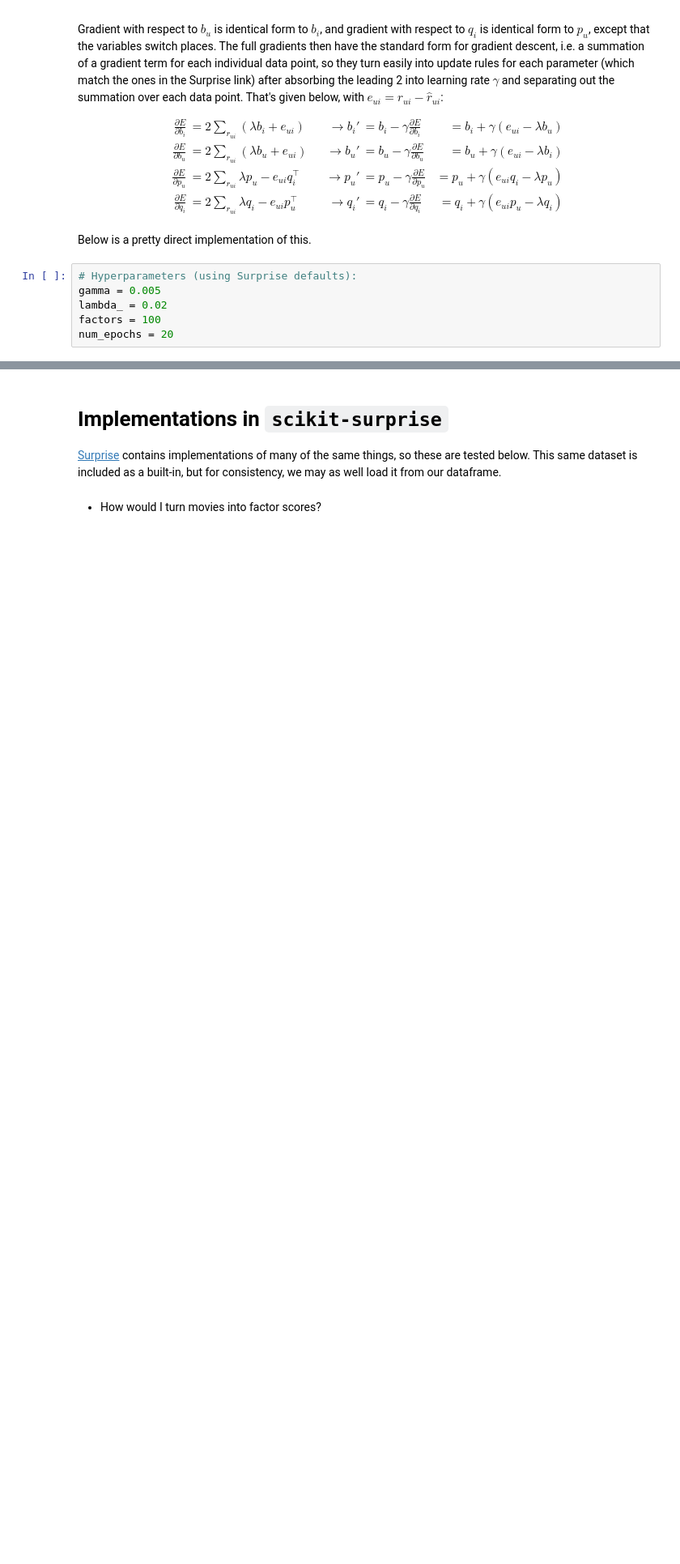
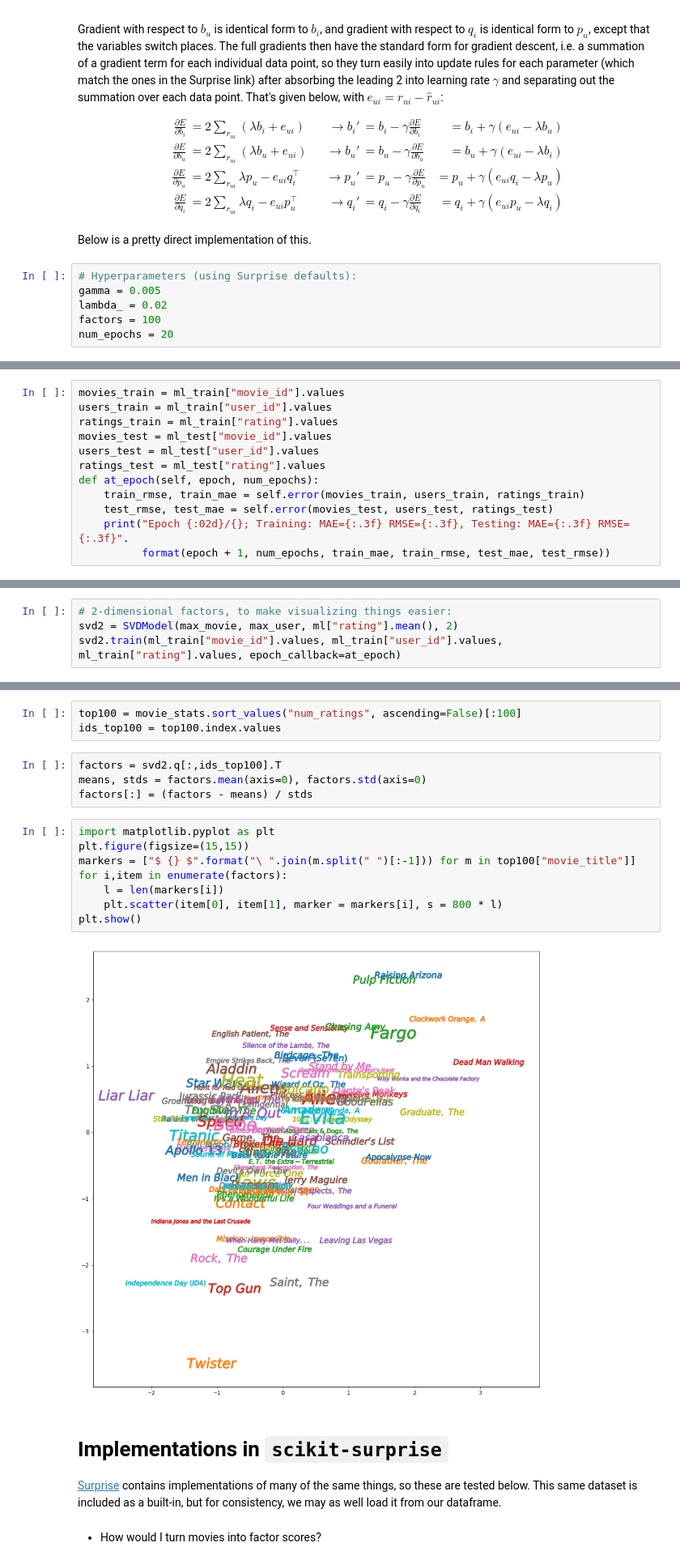
Before and after one commit to Hodapp87/recommender-examples, a Jupyter notebook: Recommender Systems.ipynb, the cells around one changed output, grey strips where cells are left out. Shown at 81% size. Drawn from its saved outputs; the diff is of its cells as text; blank space fills up the shorter version.

Commit message:
Made SVD predictor into a class; visualized some factors

```diff
--- a/Recommender Systems.ipynb
+++ b/Recommender Systems.ipynb
@@ -342,0 +345,12 @@ Epoch 20/20; Training: MAE=0.549 RMSE=0.691, Testing: MAE=0.740 RMSE=0.941
+# %%
+movies_train = ml_train["movie_id"].values
+users_train = ml_train["user_id"].values
+ratings_train = ml_train["rating"].values
+movies_test = ml_test["movie_id"].values
+users_test = ml_test["user_id"].values
+ratings_test = ml_test["rating"].values
+def at_epoch(self, epoch, num_epochs):
+    train_rmse, train_mae = self.error(movies_train, users_train, ratings_train)
+    test_rmse, test_mae = self.error(movies_test, users_test, ratings_test)
+    print("Epoch {:02d}/{}; Training: MAE={:.3f} RMSE={:.3f}, Testing: MAE={:.3f} RMSE={:.3f}".
+          format(epoch + 1, num_epochs, train_mae, train_rmse, test_mae, test_rmse))
@@ -342,0 +381,4 @@ Epoch 20/20; Training: MAE=0.549 RMSE=0.691, Testing: MAE=0.740 RMSE=0.941
+# %%
+# 2-dimensional factors, to make visualizing things easier:
+svd2 = SVDModel(max_movie, max_user, ml["rating"].mean(), 2)
+svd2.train(ml_train["movie_id"].values, ml_train["user_id"].values, ml_train["rating"].values, epoch_callback=at_epoch)
@@ -343,3 +408,20 @@ Epoch 20/20; Training: MAE=0.549 RMSE=0.691, Testing: MAE=0.740 RMSE=0.941
+# %%
+top100 = movie_stats.sort_values("num_ratings", ascending=False)[:100]
+ids_top100 = top100.index.values
+# %%
+factors = svd2.q[:,ids_top100].T
+means, stds = factors.mean(axis=0), factors.std(axis=0)
+factors[:] = (factors - means) / stds
+# %%
+import matplotlib.pyplot as plt
+plt.figure(figsize=(15,15))
+markers = ["$ {} $".format("\ ".join(m.split(" ")[:-1])) for m in top100["movie_title"]]
+for i,item in enumerate(factors):
+    l = len(markers[i])
+    plt.scatter(item[0], item[1], marker = markers[i], s = 800 * l)
+plt.show()
+# %% [output]
+[figure, added]
 # %% [markdown]
 # Implementations in `scikit-surprise`
 
```
Also changed, not shown: parts of 14 cells of this notebook.
